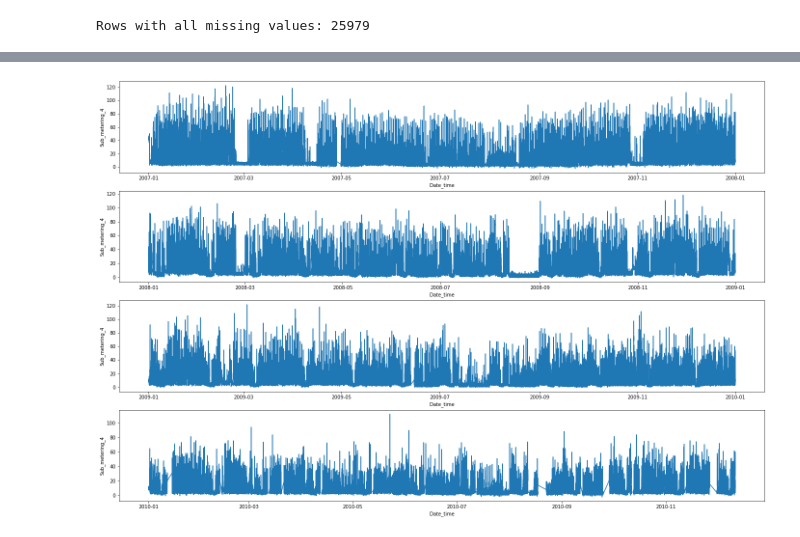
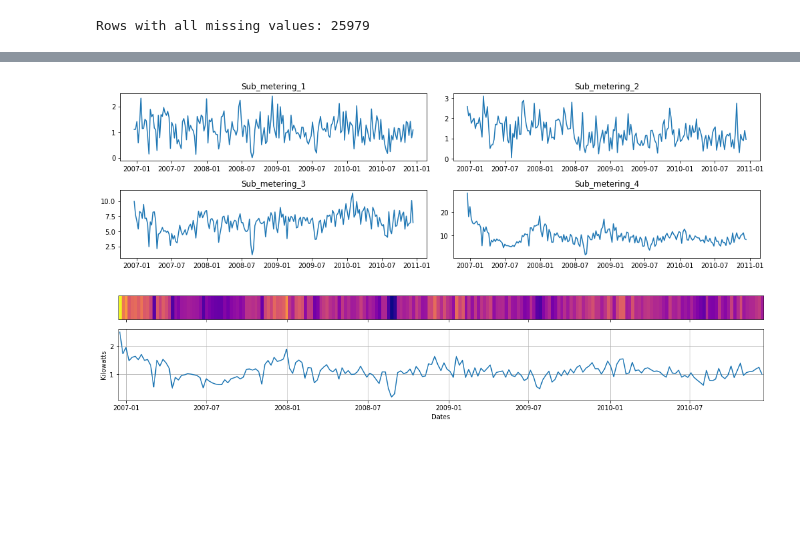
Before and after one commit to PacoV3/ml-ops, a Jupyter notebook: local-dev/power-analysis.ipynb, the cells around one changed output, grey strips where cells are left out. Cells and saved outputs as stored; diff of their text form; code cells hidden in the pictures; blank space fills up the shorter version.

```diff
--- a/local-dev/power-analysis.ipynb
+++ b/local-dev/power-analysis.ipynb
@@ -9,3 +11,11 @@ import os
 path = 'power-consumption'
 processed_path = os.path.join(path, '.processed')
 processed_file = os.path.join(processed_path, 'household-pow.csv')
+# %%
+def plot_time_values(input_df, size=(18,12)):
+    plt.figure(figsize=size)
+    for i, column in enumerate(input_df.columns):
+        plt.subplot(len(input_df.columns), 2, i + 1)
+        plt.title(column)
+        plt.plot(input_df.index, input_df[column])
+    plt.tight_layout()
@@ -14,3 +35,4 @@ processed_file = os.path.join(processed_path, 'household-pow.csv')
 The dataset is a multivariate time series that describes the electricity consumption for a single household collected over four years between December 2006 and November 2010 taking observations of power consumption every minute.
 # %%
 df = pd.read_csv(processed_file, header=0, infer_datetime_format=True, parse_dates=['Date_time'], index_col=['Date_time'])
+df.sort_values(by=['Date_time'], inplace=True)
@@ -36,6 +68,10 @@ df.describe().apply(lambda s: s.apply(lambda x: format(x, 'g')))
 | 50% | 0.602 | 0.1 | 241.01 | 2.6 | 0 | 0 | ... |
 | 75% | 1.528 | 0.194 | 242.89 | 6.4 | 0 | 1 | ... |
 | max | 11.122 | 1.39 | 254.15 | 48.4 | 88 | 80 | ... |
+# %%
+df_hourly = df.resample('h').mean()
+df_weekly = df.resample('w').mean()
+df_daily = df.resample('d').mean()
 # %%
 print(f'Rows with all missing values: {len(df[df.isnull().all(1) == True])}')
 # %% [output]
@@ -51,10 +79,10 @@ for i in range(len(df.columns)):
-# %%
-years = ['2007', '2008', '2009', '2010']
-plt.figure(figsize=(24, 16))
-for i in range(len(years)):
-	plt.subplot(len(years), 1, i+1)
-	year = years[i]
-	result = df.loc[year]
-	sns.lineplot(x = 'Date_time', y = name, data = result[::])
-# %% [output]
-[figure, removed]
+# %%
+plot_time_values(df_weekly.loc[::,['Sub_metering_1', 'Sub_metering_2', 'Sub_metering_3', 'Sub_metering_4']], size=(14,8))
+# %% [output]
+[figure, added]
+# %%
+x = df_weekly.loc[::].index
+y = df_weekly.loc[::]['Global_active_power']
+plot_time_with_heatmap(x, y, 'Dates', 'Kilowatts', size=(18,3))
+# %% [output]
+[figure, added]
```
Also changed, not shown: parts of 5 cells of this notebook, 1 other file.
